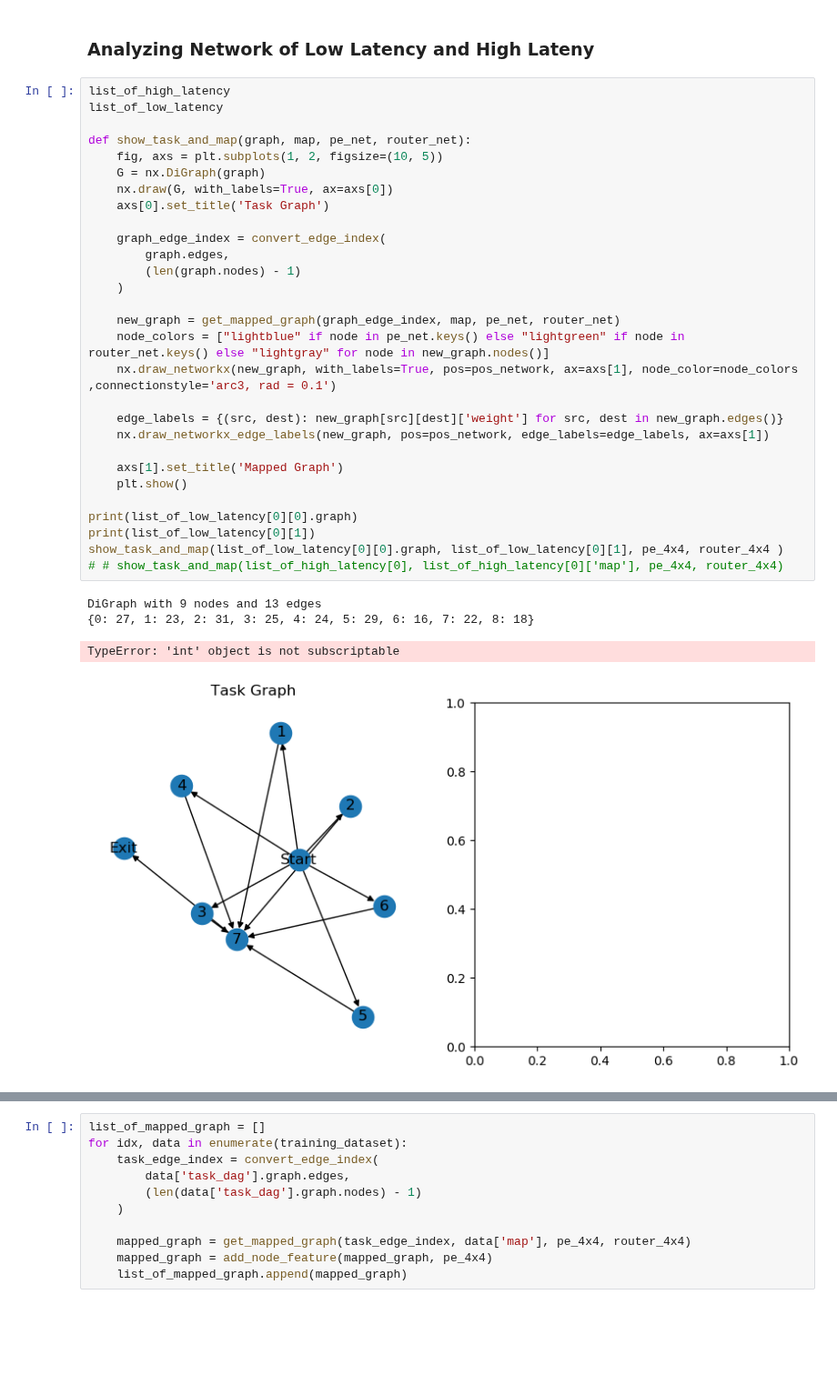
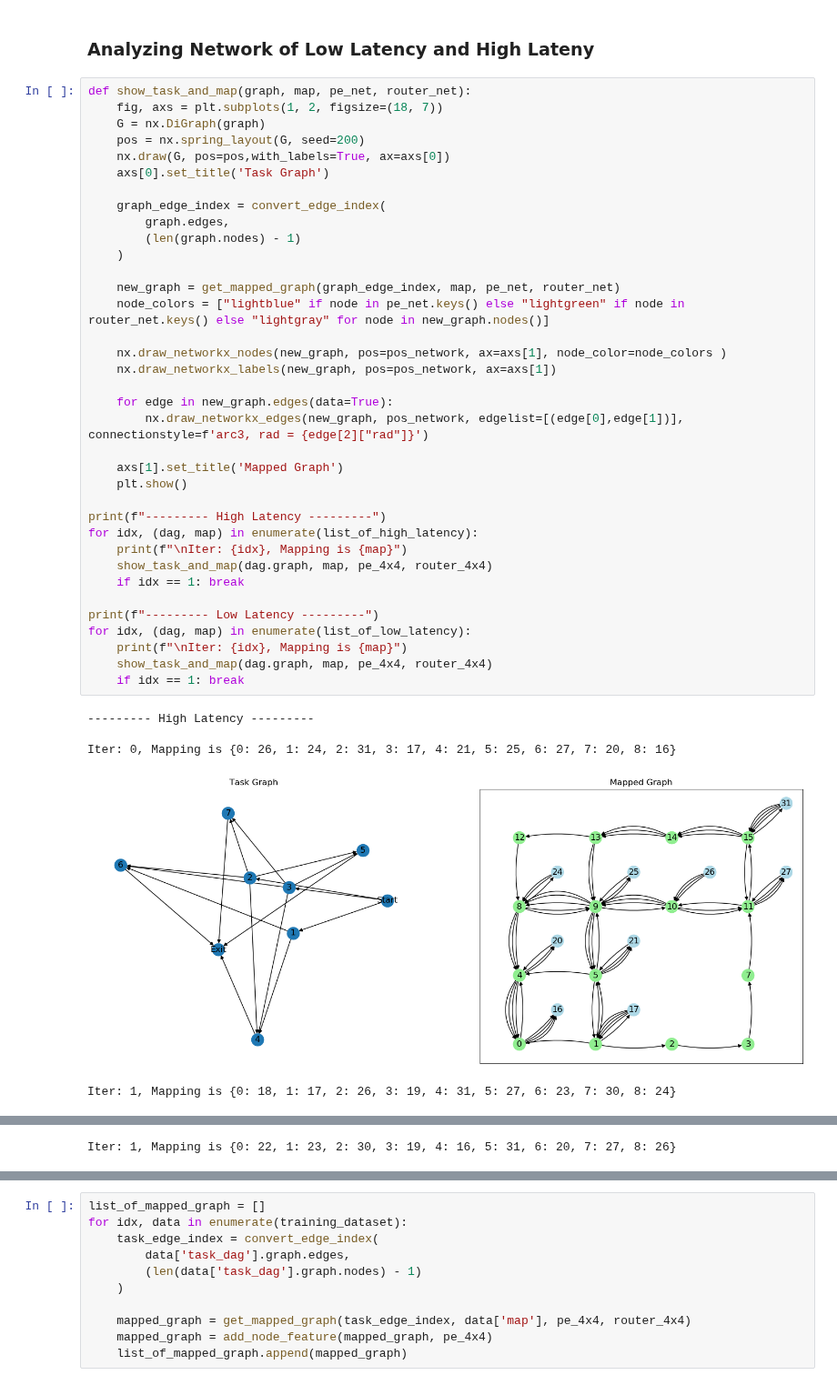
Before and after one commit to faseelmo/noc_latency_predictor, a Jupyter notebook: training_data/data_analysis.ipynb, the cells around one changed output, grey strips where cells are left out. Shown at 91% size. Drawn from its saved outputs; the diff is of its cells as text; blank space fills up the shorter version.

```diff
--- a/training_data/data_analysis.ipynb
+++ b/training_data/data_analysis.ipynb
@@ -584,36 +584,44 @@ tensor([2302.])
 # %% [markdown]
 ### Analyzing Network of Low Latency and High Lateny
 # %%
-list_of_high_latency
-list_of_low_latency
-
 def show_task_and_map(graph, map, pe_net, router_net):
-    fig, axs = plt.subplots(1, 2, figsize=(10, 5))
+    fig, axs = plt.subplots(1, 2, figsize=(18, 7))
     G = nx.DiGraph(graph)
-    nx.draw(G, with_labels=True, ax=axs[0])
+    pos = nx.spring_layout(G, seed=200)
+    nx.draw(G, pos=pos,with_labels=True, ax=axs[0])
     axs[0].set_title('Task Graph')
 
     graph_edge_index = convert_edge_index(
         graph.edges,
         (len(graph.nodes) - 1)
     )
 
     new_graph = get_mapped_graph(graph_edge_index, map, pe_net, router_net)
     node_colors = ["lightblue" if node in pe_net.keys() else "lightgreen" if node in router_net.keys() else "lightgray" for node in new_graph.nodes()]
-    nx.draw_networkx(new_graph, with_labels=True, pos=pos_network, ax=axs[1], node_color=node_colors ,connectionstyle='arc3, rad = 0.1')
 
-    edge_labels = {(src, dest): new_graph[src][dest]['weight'] for src, dest in new_graph.edges()}
-    nx.draw_networkx_edge_labels(new_graph, pos=pos_network, edge_labels=edge_labels, ax=axs[1])
+    nx.draw_networkx_nodes(new_graph, pos=pos_network, ax=axs[1], node_color=node_colors )
+    nx.draw_networkx_labels(new_graph, pos=pos_network, ax=axs[1])
+
+    for edge in new_graph.edges(data=True):
+        nx.draw_networkx_edges(new_graph, pos_network, edgelist=[(edge[0],edge[1])], connectionstyle=f'arc3, rad = {edge[2]["rad"]}')
 
     axs[1].set_title('Mapped Graph')
     plt.show()
 
-print(list_of_low_latency[0][0].graph)
-print(list_of_low_latency[0][1])
-show_task_and_map(list_of_low_latency[0][0].graph, list_of_low_latency[0][1], pe_4x4, router_4x4 )
-# # show_task_and_map(list_of_high_latency[0], list_of_high_latency[0]['map'], pe_4x4, router_4x4)
+print(f"--------- High Latency ---------")
+for idx, (dag, map) in enumerate(list_of_high_latency):
+    print(f"\nIter: {idx}, Mapping is {map}")
+    show_task_and_map(dag.graph, map, pe_4x4, router_4x4)
+    if idx == 1: break
+
+print(f"--------- Low Latency ---------")
+for idx, (dag, map) in enumerate(list_of_low_latency):
+    print(f"\nIter: {idx}, Mapping is {map}")
+    show_task_and_map(dag.graph, map, pe_4x4, router_4x4)
+    if idx == 1: break
 # %% [output]
-DiGraph with 9 nodes and 13 edges
-{0: 27, 1: 23, 2: 31, 3: 25, 4: 24, 5: 29, 6: 16, 7: 22, 8: 18}
+--------- High Latency ---------
+
+Iter: 0, Mapping is {0: 26, 1: 24, 2: 31, 3: 17, 4: 21, 5: 25, 6: 27, 7: 20, 8: 16}
+[figure, new version]
-TypeError: 'int' object is not subscriptable
+Iter: 1, Mapping is {0: 18, 1: 17, 2: 26, 3: 19, 4: 31, 5: 27, 6: 23, 7: 30, 8: 24}
-[figure, old version]
@@ -619,0 +633 @@ TypeError: 'int' object is not subscriptable
+Iter: 1, Mapping is {0: 22, 1: 23, 2: 30, 3: 19, 4: 16, 5: 31, 6: 20, 7: 27, 8: 26}
```
Also changed, not shown: parts of 7 cells of this notebook, 3 other files.
